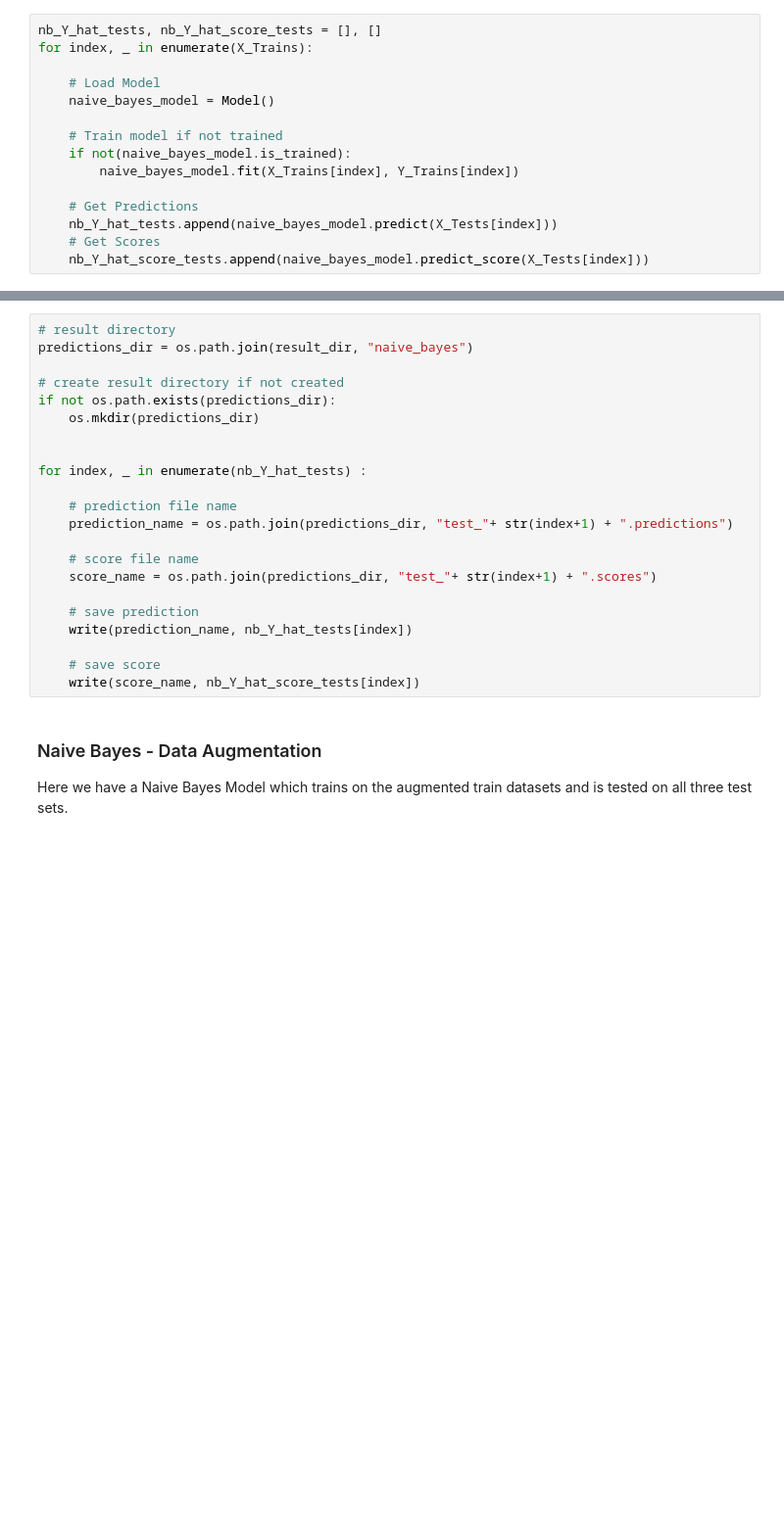
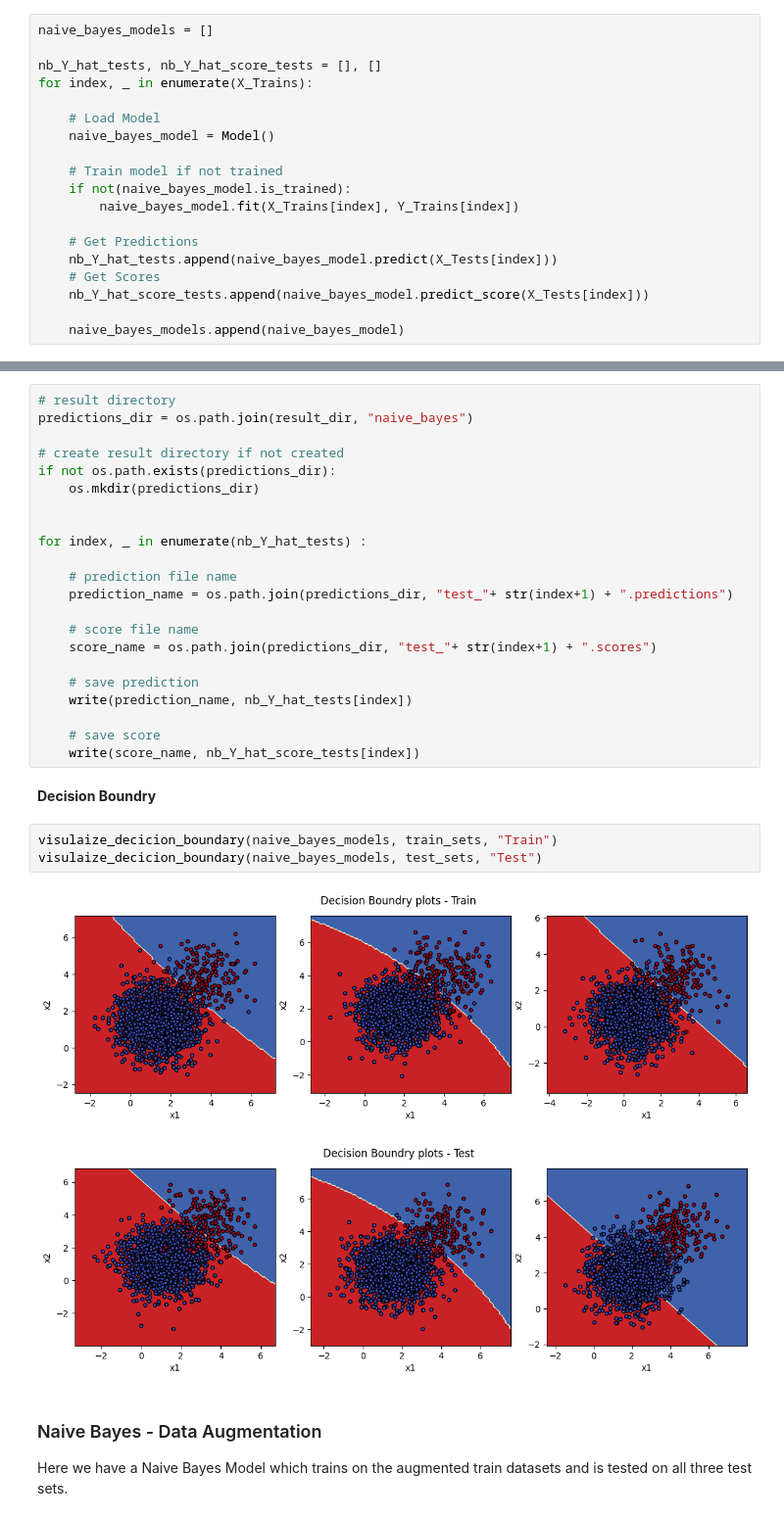
Before and after one commit to ihsaan-ullah/fair-universe, a Jupyter notebook: starting_kit/README.ipynb, the cells around one changed output, grey strips where cells are left out. Shown at 98% size. Cells and saved outputs as stored; diff of their text form; blank space fills up the shorter version.

Commit message:
data augmentation and decision boundry visualization added

```diff
--- a/starting_kit/README.ipynb
+++ b/starting_kit/README.ipynb
@@ -307,6 +306,8 @@ trained_naive_model_name = model_dir + data_name + "_naive" # Model Name to load
 # %% [markdown]
 **Train and Get Predictions**
 # %%
+naive_bayes_models = []
+
 nb_Y_hat_tests, nb_Y_hat_score_tests = [], []
 for index, _ in enumerate(X_Trains):
 
@@ -321,6 +322,8 @@ for index, _ in enumerate(X_Trains):
     nb_Y_hat_tests.append(naive_bayes_model.predict(X_Tests[index]))
     # Get Scores
     nb_Y_hat_score_tests.append(naive_bayes_model.predict_score(X_Tests[index]))
+
+    naive_bayes_models.append(naive_bayes_model)
 # %% [markdown]
 **Save Model**
 # %%
@@ -350,6 +353,14 @@ for index, _ in enumerate(nb_Y_hat_tests) :
 
     # save score
     write(score_name, nb_Y_hat_score_tests[index])
+# %% [markdown]
+**Decision Boundry**
+# %%
+visulaize_decicion_boundary(naive_bayes_models, train_sets, "Train")
+visulaize_decicion_boundary(naive_bayes_models, test_sets, "Test")
+# %% [output]
+[figure, added]
+[figure, added]
 # %% [markdown]
 ### Naive Bayes - Data Augmentation
 Here we have a Naive Bayes Model which trains on the augmented train datasets and is tested on all three test sets.
```
Also changed, not shown: parts of 10 cells of this notebook, 24 other files.
